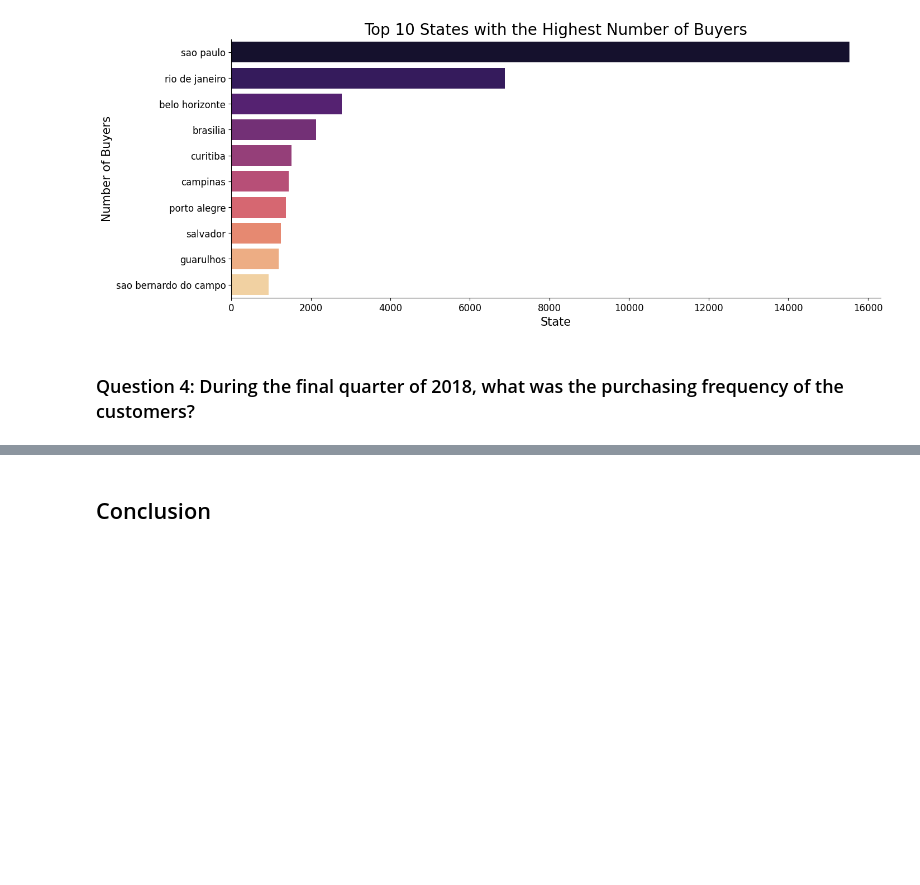
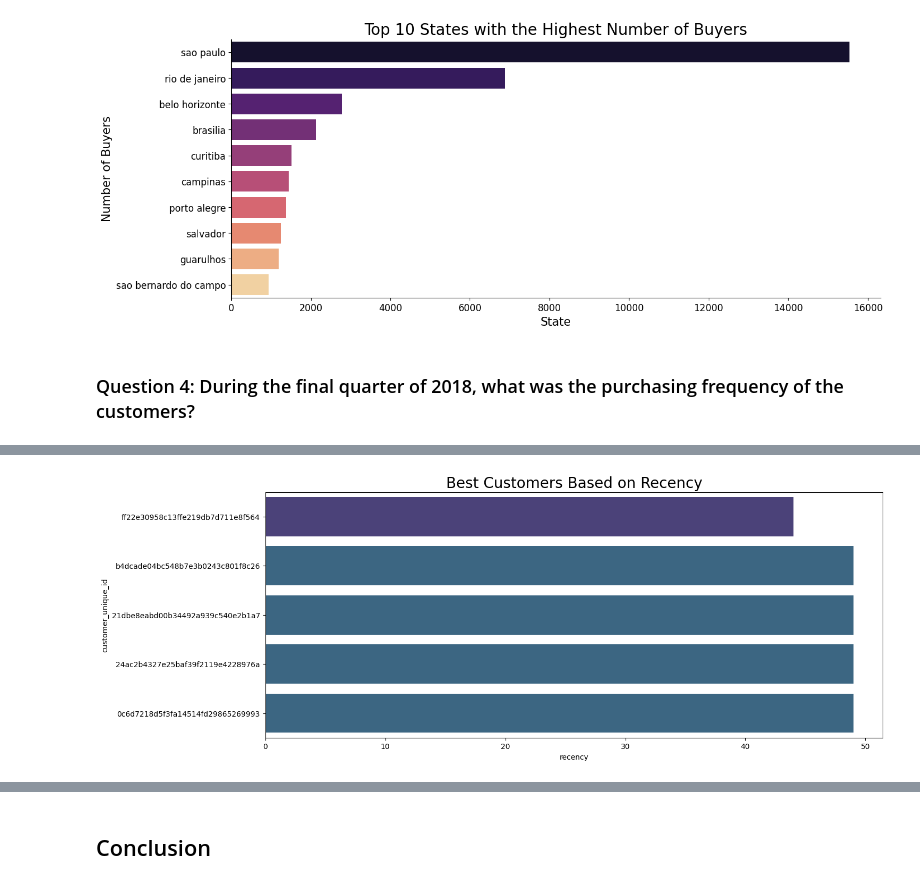
Before and after one commit to stefansphtr/Data-Analytics-Brazilian-Ecommerce, a Jupyter notebook: notebook.ipynb, the cells around one changed output, grey strips where cells are left out. Drawn from its saved outputs; the diff is of its cells as text; code cells hidden in the pictures; blank space fills up the shorter version.

```diff
--- a/notebook.ipynb
+++ b/notebook.ipynb
@@ -2653,0 +2694,13 @@ plt.tick_params(labelsize=12)
+# %%
+# Convert 'max_order_timestamp' to date
+rfm_df["max_order_timestamp"] = rfm_df["max_order_timestamp"].dt.date
+
+# Get the most recent date in 'order_purchase_timestamp'
+recent_date = orders_df["order_purchase_timestamp"].dt.date.max()
+
+# Create 'recency' column
+rfm_df["recency"] = rfm_df["max_order_timestamp"].apply(
+    lambda x: (recent_date - x).days
+)
+
+rfm_df.head(5)
@@ -2653,0 +2714,5 @@ plt.tick_params(labelsize=12)
+# %%
+# Drop the max_order_timestamp column
+rfm_df.drop("max_order_timestamp", axis=1, inplace=True)
+
+rfm_df.head(5)
@@ -2653,0 +2769,24 @@ plt.tick_params(labelsize=12)
+# %%
+#  Identify the best customer based on recency parameters
+
+plt.figure(figsize=(15, 6))
+
+# Use a color palette that's visually appealing
+colors = sns.color_palette("viridis", 5)
+
+# Plot for Recency
+sns.barplot(
+    y="customer_unique_id",
+    x="recency",
+    data=rfm_df.sort_values(by="recency", ascending=True).head(5),
+    palette=colors,
+    hue="recency",
+    legend=False,
+)
+
+# Add a descriptive title
+plt.title("Best Customers Based on Recency", fontsize=20)
+
+plt.show()
+# %% [output]
+[figure, added]
```
Also changed, not shown: parts of 11 cells of this notebook.
